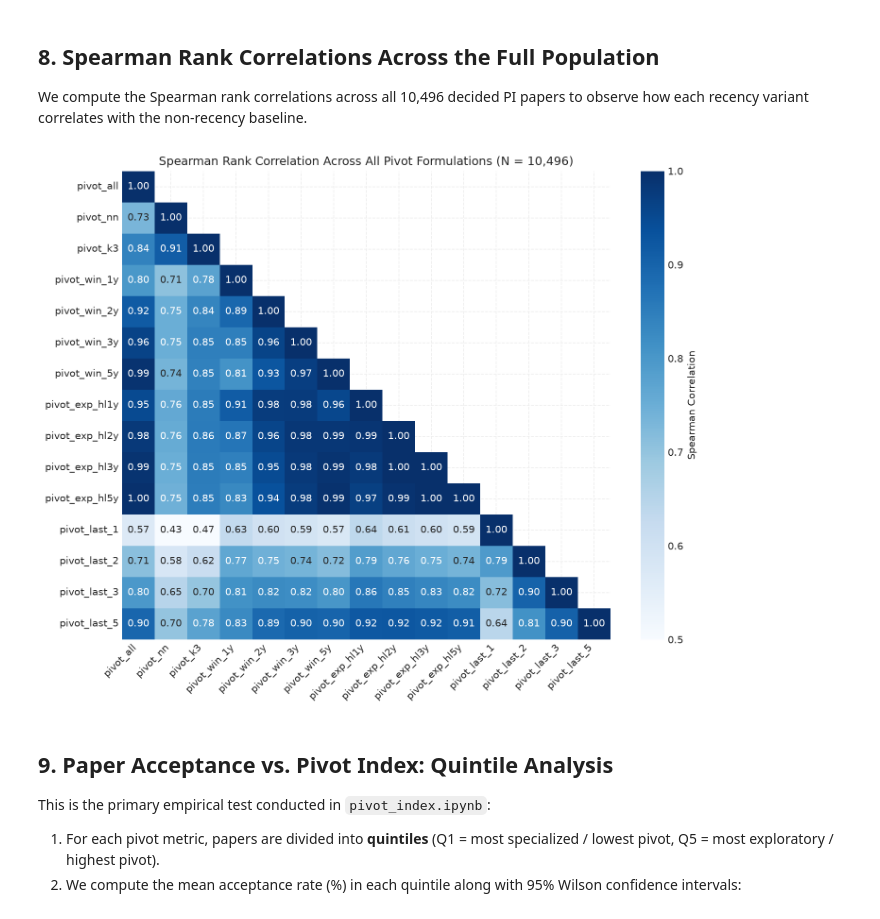
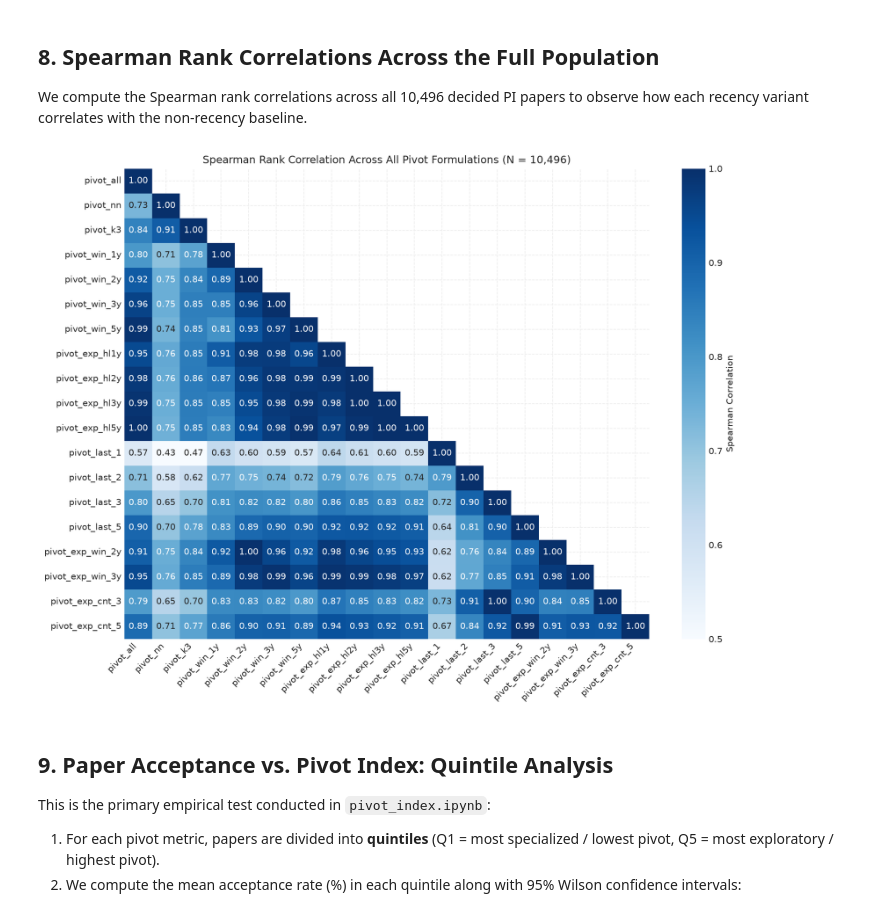
Before and after one commit to angellicodigo/COS424_Project, a Jupyter notebook: pivot_index_recency_bias.ipynb, the cells around one changed output. Drawn from its saved outputs; the diff is of its cells as text; code cells hidden in the pictures.

```diff
--- a/pivot_index_recency_bias.ipynb
+++ b/pivot_index_recency_bias.ipynb
@@ -267,6 +258,11 @@ def compute_comprehensive_pivots(author_df: pd.DataFrame, embeddings: np.ndarray
                     item[f"pivot_exp_hl{int(hl)}y"] = np.nan
                 for cw in count_windows:
                     item[f"pivot_last_{cw}"] = np.nan
+                # Hybrids
+                item["pivot_exp_win_2y"] = np.nan
+                item["pivot_exp_win_3y"] = np.nan
+                item["pivot_exp_cnt_3"] = np.nan
+                item["pivot_exp_cnt_5"] = np.nan
             else:
                 curr_vec = embeddings[paper_idx]
                 prior_matrix = embeddings[prior_indices]
@@ -316,6 +312,28 @@ def compute_comprehensive_pivots(author_df: pd.DataFrame, embeddings: np.ndarray
                     n_cw = np.linalg.norm(m_cw)
                     item[f"pivot_last_{cw}"] = 1.0 - float(curr_vec @ (m_cw / (n_cw if n_cw > 0 else 1.0)))
 
+                # 7. Hybrid: Exponential Decay (t_half=2y) within Sliding Time Windows
+                lam_2y = lambdasByHalfLife[2.0]
+                for tw, tag in [(2, "pivot_exp_win_2y"), (3, "pivot_exp_win_3y")]:
+                    in_tw = ages <= tw
+                    if np.any(in_tw):
+                        w_tw = np.exp(-lam_2y * ages[in_tw])
+                        m_hw = np.sum(prior_matrix[in_tw] * w_tw[:, np.newaxis], axis=0)
+                        n_hw = np.linalg.norm(m_hw)
+                        item[tag] = 1.0 - float(curr_vec @ (m_hw / (n_hw if n_hw > 0 else 1.0)))
+                    else:
+                        item[tag] = np.nan
+
+                # 8. Hybrid: Exponential Decay (t_half=2y) within Sliding Count Windows
+                for cw, tag in [(3, "pivot_exp_cnt_3"), (5, "pivot_exp_cnt_5")]:
+                    cw_use = min(cw, n_prior)
+                    mat_c = prior_matrix[-cw_use:]
+                    ages_c = ages[-cw_use:]
+                    w_c = np.exp(-lam_2y * ages_c)
+                    m_hc = np.sum(mat_c * w_c[:, np.newaxis], axis=0)
+                    n_hc = np.linalg.norm(m_hc)
+                    item[tag] = 1.0 - float(curr_vec @ (m_hc / (n_hc if n_hc > 0 else 1.0)))
+
             records.append(item)
 
     df_pivots = pd.DataFrame(records)
@@ -573,31 +620,32 @@ We compute the Spearman rank correlations across all 10,496 decided PI papers to
 # %%
 corr_cols = [
     "pivot_all", "pivot_nn", "pivot_k3",
     "pivot_win_1y", "pivot_win_2y", "pivot_win_3y", "pivot_win_5y",
     "pivot_exp_hl1y", "pivot_exp_hl2y", "pivot_exp_hl3y", "pivot_exp_hl5y",
-    "pivot_last_1", "pivot_last_2", "pivot_last_3", "pivot_last_5"
+    "pivot_last_1", "pivot_last_2", "pivot_last_3", "pivot_last_5",
+    "pivot_exp_win_2y", "pivot_exp_win_3y", "pivot_exp_cnt_3", "pivot_exp_cnt_5"
 ]
 
 corr_matrix = decided[corr_cols].corr(method="spearman")
 
-plt.figure(figsize=(10, 8))
+plt.figure(figsize=(12, 9))
 mask = np.triu(np.ones_like(corr_matrix, dtype=bool), k=1)
 sns.heatmap(
     corr_matrix,
     mask=mask,
     annot=True,
     fmt=".2f",
     cmap="Blues",
     vmin=0.5,
     vmax=1.0,
     cbar_kws={"label": "Spearman Correlation"}
 )
 plt.title("Spearman Rank Correlation Across All Pivot Formulations (N = 10,496)", fontsize=12)
 plt.xticks(rotation=45, ha="right")
 plt.tight_layout()
 plt.show()
 # %% [output]
-[figure, old version]
+[figure, new version]
 # %% [markdown]
 ## 9. Paper Acceptance vs. Pivot Index: Quintile Analysis
 
```
Also changed, not shown: parts of 30 cells of this notebook.
